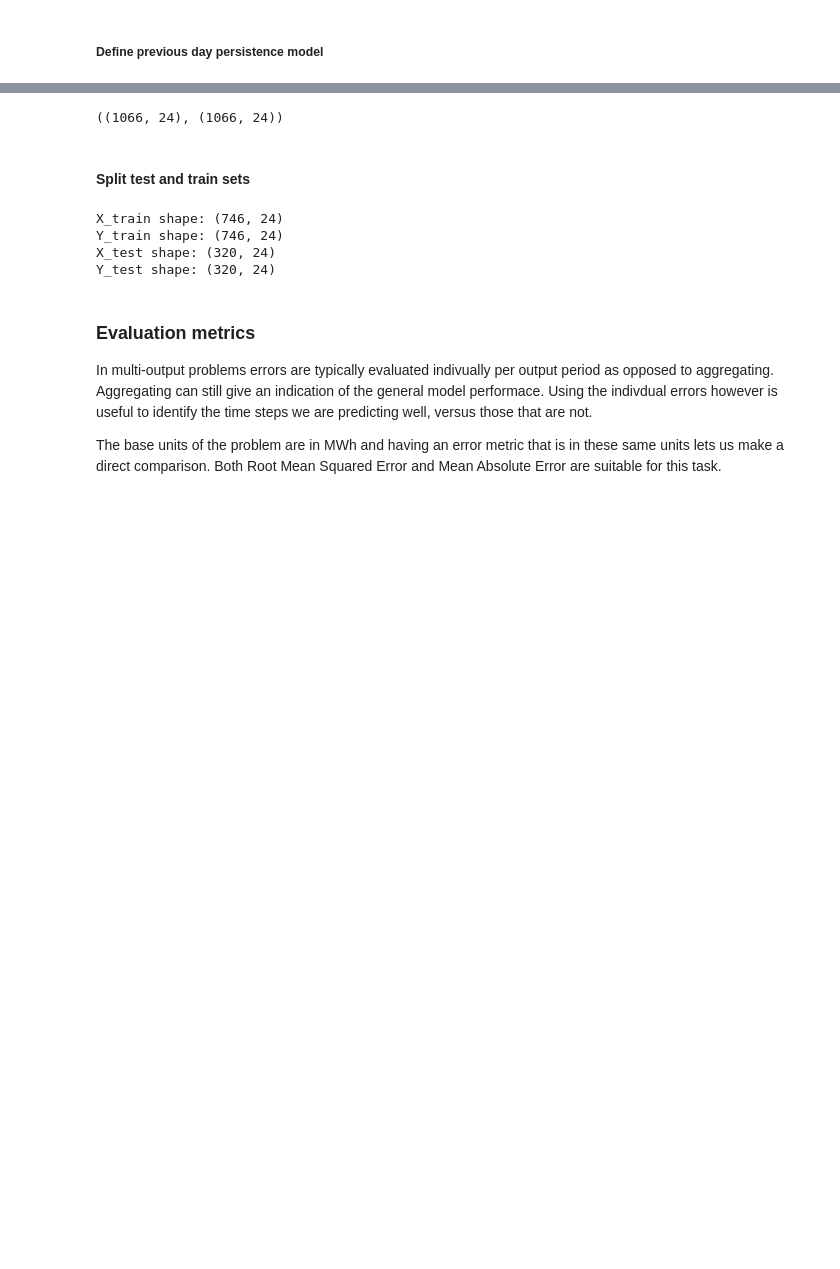
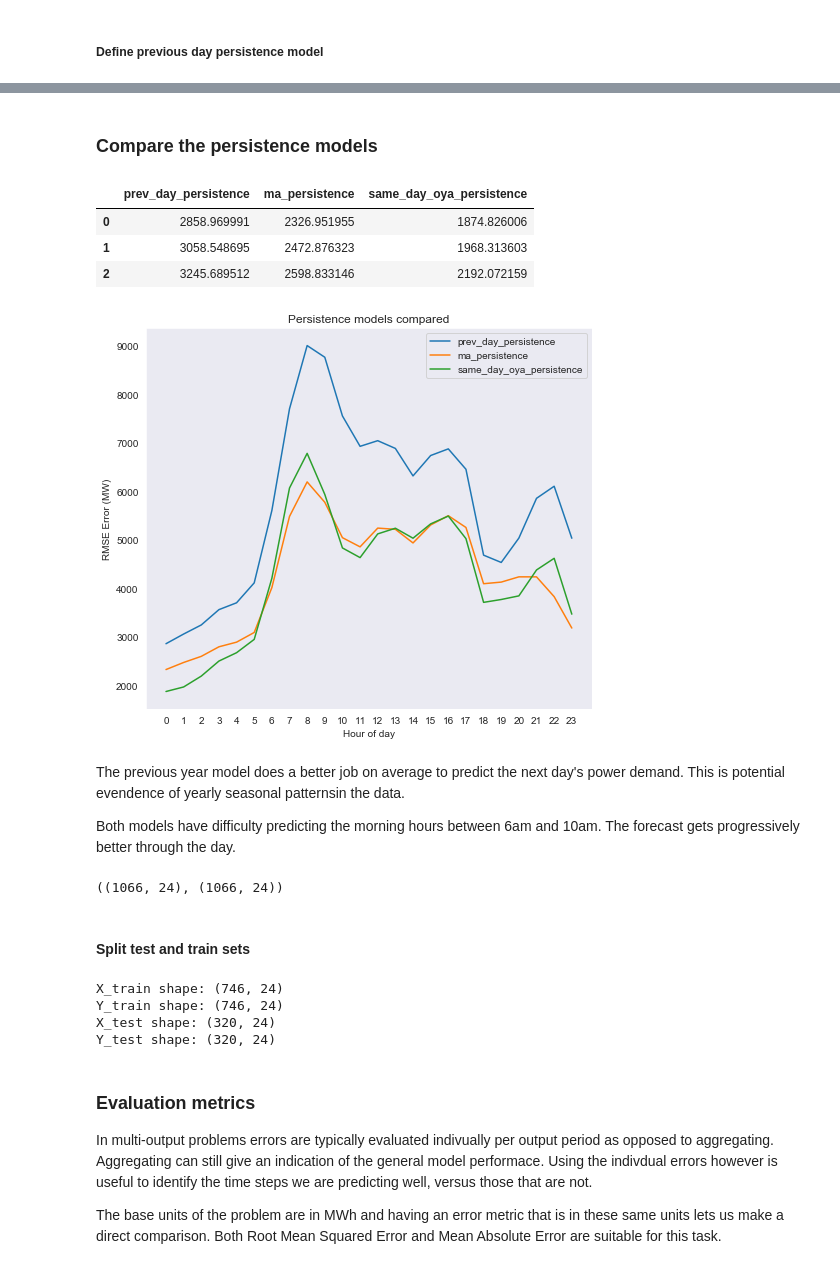
Before and after one commit to kolasniwash/short-term-energy-demand-forecasting, a Jupyter notebook: model_persistence.ipynb, the cells around one changed output, grey strips where cells are left out. Drawn from its saved outputs; the diff is of its cells as text; code cells hidden in the pictures; blank space fills up the shorter version.

```diff
--- a/model_persistence.ipynb
+++ b/model_persistence.ipynb
@@ -222,3 +332,24 @@ def day_hbh_persistence():
+# %% [markdown]
+### Compare the persistence models
+# %%
+#combine the errors from both models into one dataframe
+
+errors = pd.concat([errors_day, errors_ma, errors_oya], axis=1)
+errors.head(3)
+# %% [output]
+|  | prev_day_persistence | ma_persistence | same_day_oya_persistence |
+| 0 | 2858.969991 | 2326.951955 | 1874.826006 |
+| 1 | 3058.548695 | 2472.876323 | 1968.313603 |
+| 2 | 3245.689512 | 2598.833146 | 2192.072159 |
+# %%
+result_set = ['prev_day_persistence', "ma_persistence", 'same_day_oya_persistence']
+plot_error(errors, result_set=result_set, title='Persistence models compared')
+# %% [output]
+[figure, added]
+# %% [markdown]
+The previous year model does a better job on average to predict the next day's power demand. This is potential evendence of yearly seasonal patternsin the data.
+
+Both models have difficulty predicting the morning hours between 6am and 10am. The forecast gets progressively better through the day.
 # %%
 def set_X_Y_features(data, y_target='t-0', univariate=False):
     """
```
Also changed, not shown: parts of 43 cells of this notebook, 1 other file.
